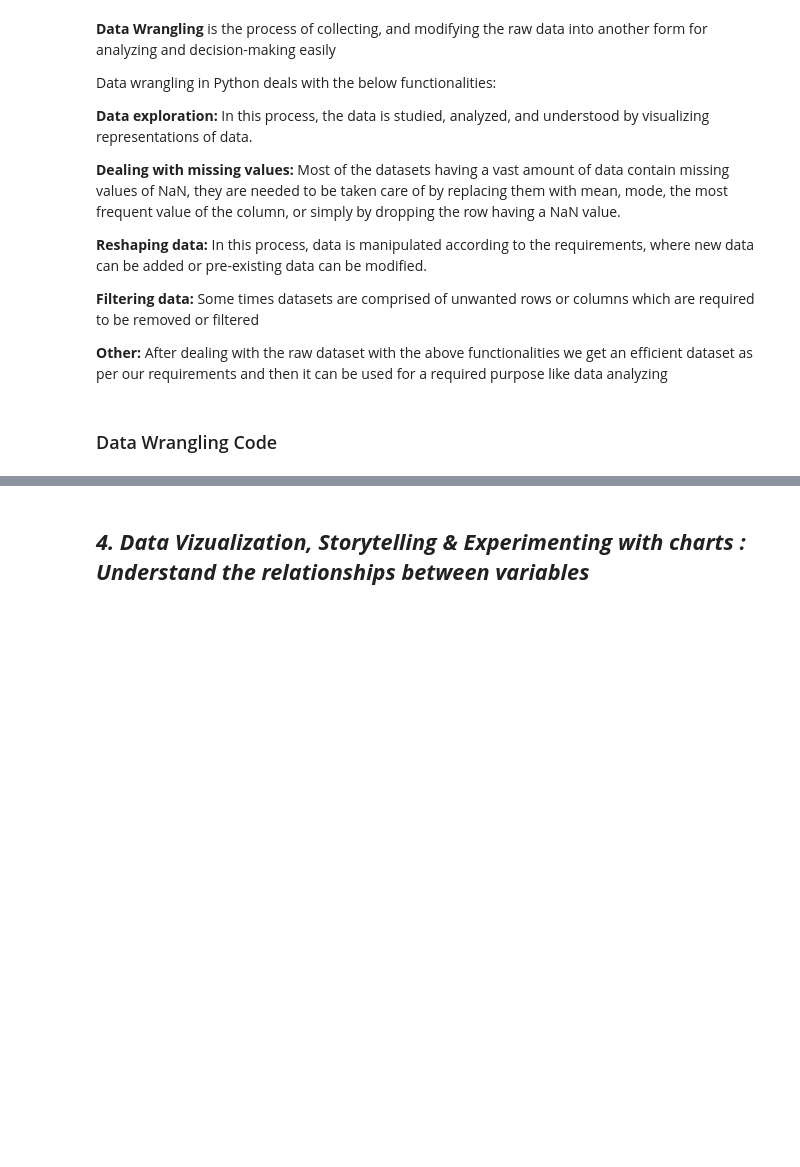
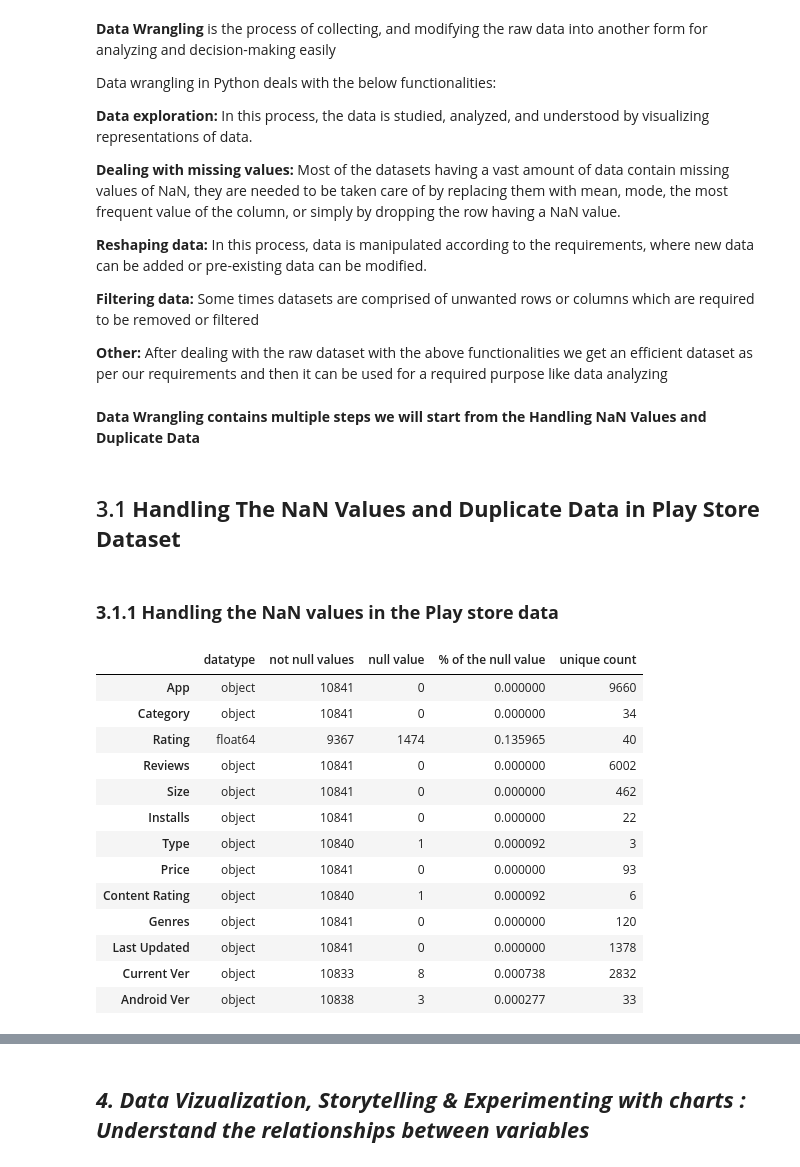
Before and after one commit to hbansal27/Google_Play_Store_Apps_Ratings_EDA, a Jupyter notebook: Play_Store_App_Review_Analysis_EDA.ipynb, the cells around one changed output, grey strips where cells are left out. Drawn from its saved outputs; the diff is of its cells as text; code cells hidden in the pictures; blank space fills up the shorter version.

```diff
--- a/Play_Store_App_Review_Analysis_EDA.ipynb
+++ b/Play_Store_App_Review_Analysis_EDA.ipynb
@@ -440,5 +442,3 @@ Data wrangling in Python deals with the below functionalities:
 **Filtering data:** Some times datasets are comprised of unwanted rows or columns which are required to be removed or filtered
 
 **Other:** After dealing with the raw dataset with the above functionalities we get an efficient dataset as per our requirements and then it can be used for a required purpose like data analyzing
-# %% [markdown]
-### Data Wrangling Code
@@ -446,0 +445,33 @@ Data wrangling in Python deals with the below functionalities:
+# %% [markdown]
+**Data Wrangling contains multiple steps
+we will start from the Handling NaN Values and Duplicate Data**
+# %% [markdown]
+## 3.1 **Handling The NaN Values and Duplicate Data in Play Store Dataset**
+# %% [markdown]
+### **3.1.1 Handling the NaN values in the Play store data**
+# %%
+# This user define function will give the type,count of null and non null values as well as null ratio
+def playstoreinfo():
+  info=pd.DataFrame(index=ps_data.columns)
+  info["datatype"]=ps_data.dtypes
+  info["not null values"]=ps_data.count()
+  info["null value"]=ps_data.isnull().sum()
+  info["% of the null value"]=ps_data.isnull().mean()
+  info["unique count"]=ps_data.nunique()
+  return info
+playstoreinfo()
+# %% [output]
+|  | datatype | not null values | null value | % of the null value | unique count |
+| App | object | 10841 | 0 | 0.000000 | 9660 |
+| Category | object | 10841 | 0 | 0.000000 | 34 |
+| Rating | float64 | 9367 | 1474 | 0.135965 | 40 |
+| Reviews | object | 10841 | 0 | 0.000000 | 6002 |
+| Size | object | 10841 | 0 | 0.000000 | 462 |
+| Installs | object | 10841 | 0 | 0.000000 | 22 |
+| Type | object | 10840 | 1 | 0.000092 | 3 |
+| Price | object | 10841 | 0 | 0.000000 | 93 |
+| Content Rating | object | 10840 | 1 | 0.000092 | 6 |
+| Genres | object | 10841 | 0 | 0.000000 | 120 |
+| Last Updated | object | 10841 | 0 | 0.000000 | 1378 |
+| Current Ver | object | 10833 | 8 | 0.000738 | 2832 |
+| Android Ver | object | 10838 | 3 | 0.000277 | 33 |
```
Also changed, not shown: parts of 47 cells of this notebook.
